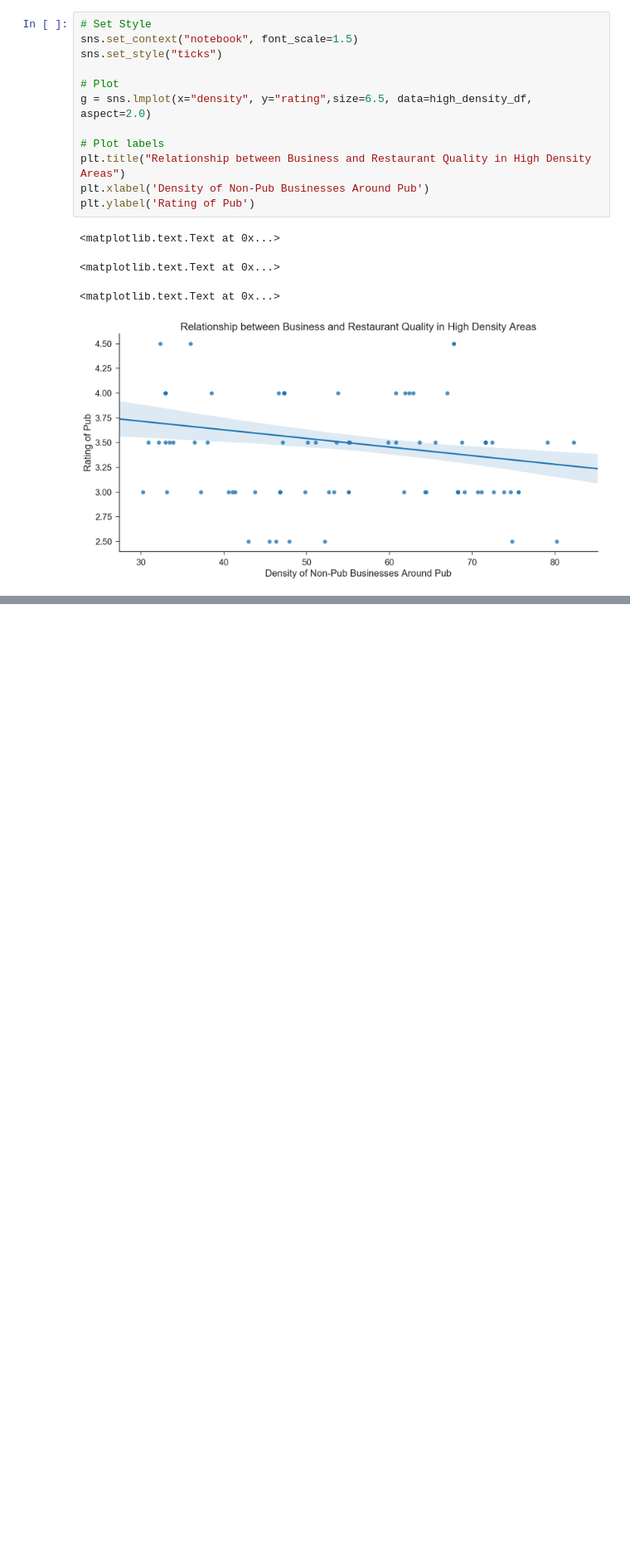
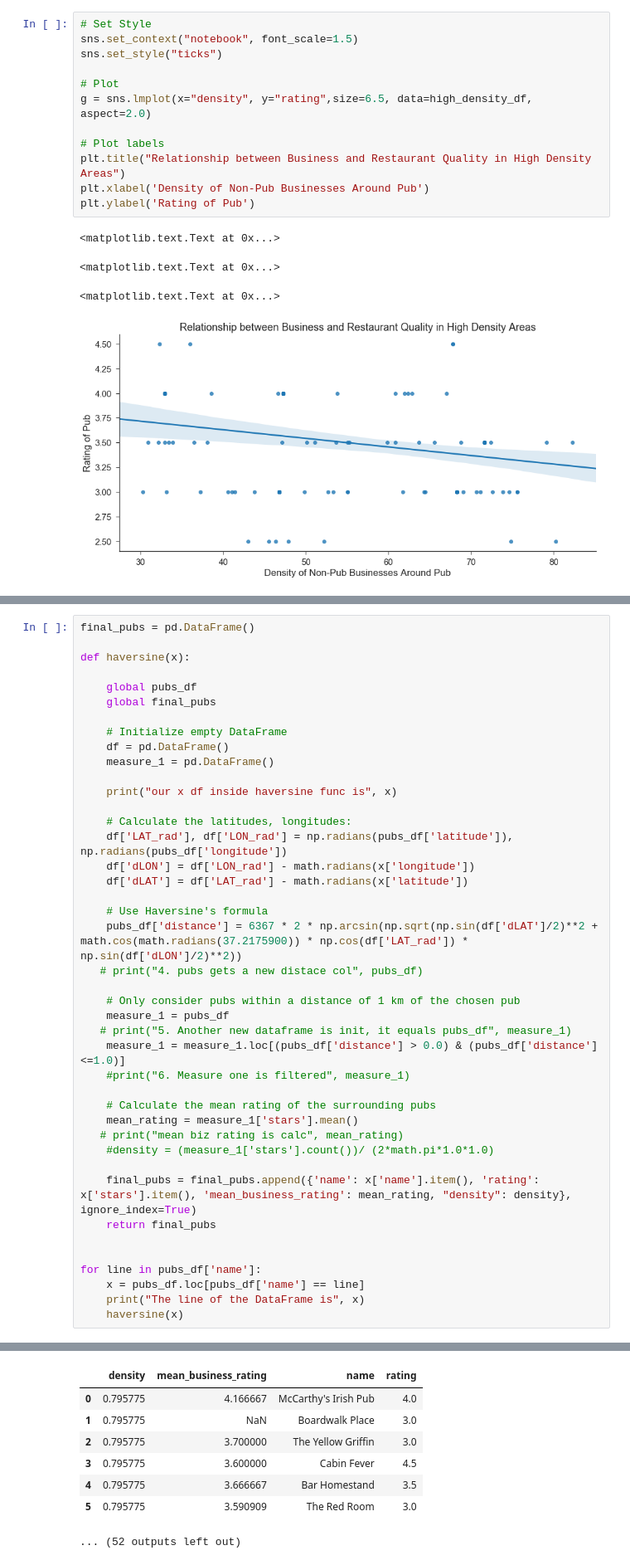
Before and after one commit to shrutirao94/Restaurant-Quality-and-Co-location-in-Toronto, a Jupyter notebook: Yelp_analysis_5.ipynb, the cells around one changed output, grey strips where cells are left out. Shown at 83% size. Cells and saved outputs as stored; diff of their text form; blank space fills up the shorter version.

```diff
--- a/Yelp_analysis_5.ipynb
+++ b/Yelp_analysis_5.ipynb
@@ -111,0 +125,43 @@ plt.ylabel('Rating of Pub')
+# %%
+final_pubs = pd.DataFrame()
+
+def haversine(x):
+
+    global pubs_df
+    global final_pubs
+
+    # Initialize empty DataFrame
+    df = pd.DataFrame()
+    measure_1 = pd.DataFrame()
+
+    print("our x df inside haversine func is", x)
+
+    # Calculate the latitudes, longitudes:
+    df['LAT_rad'], df['LON_rad'] = np.radians(pubs_df['latitude']), np.radians(pubs_df['longitude'])
+    df['dLON'] = df['LON_rad'] - math.radians(x['longitude'])
+    df['dLAT'] = df['LAT_rad'] - math.radians(x['latitude'])
+
+    # Use Haversine's formula
+    pubs_df['distance'] = 6367 * 2 * np.arcsin(np.sqrt(np.sin(df['dLAT']/2)**2 + math.cos(math.radians(37.2175900)) * np.cos(df['LAT_rad']) * np.sin(df['dLON']/2)**2))
+   # print("4. pubs gets a new distace col", pubs_df)
+
+    # Only consider pubs within a distance of 1 km of the chosen pub
+    measure_1 = pubs_df
+   # print("5. Another new dataframe is init, it equals pubs_df", measure_1)
+    measure_1 = measure_1.loc[(pubs_df['distance'] > 0.0) & (pubs_df['distance'] <=1.0)]
+    #print("6. Measure one is filtered", measure_1)
+
+    # Calculate the mean rating of the surrounding pubs
+    mean_rating = measure_1['stars'].mean()
+   # print("mean biz rating is calc", mean_rating)
+    #density = (measure_1['stars'].count())/ (2*math.pi*1.0*1.0)
+
+    final_pubs = final_pubs.append({'name': x['name'].item(), 'rating': x['stars'].item(), 'mean_business_rating': mean_rating, "density": density}, ignore_index=True)
+    return final_pubs
+
+
+for line in pubs_df['name']:
+    x = pubs_df.loc[pubs_df['name'] == line]
+    print("The line of the DataFrame is", x)
+    haversine(x)
+# %% [output]
@@ -111,0 +284,8 @@ plt.ylabel('Rating of Pub')
+|  | density | mean_business_rating | name | rating |
+| 0 | 0.795775 | 4.166667 | McCarthy's Irish Pub | 4.0 |
+| 1 | 0.795775 | NaN | Boardwalk Place | 3.0 |
+| 2 | 0.795775 | 3.700000 | The Yellow Griffin | 3.0 |
+| 3 | 0.795775 | 3.600000 | Cabin Fever | 4.5 |
+| 4 | 0.795775 | 3.666667 | Bar Homestand | 3.5 |
+| 5 | 0.795775 | 3.590909 | The Red Room | 3.0 |
+... (52 outputs left out)
```
Also changed, not shown: parts of 8 cells of this notebook.
